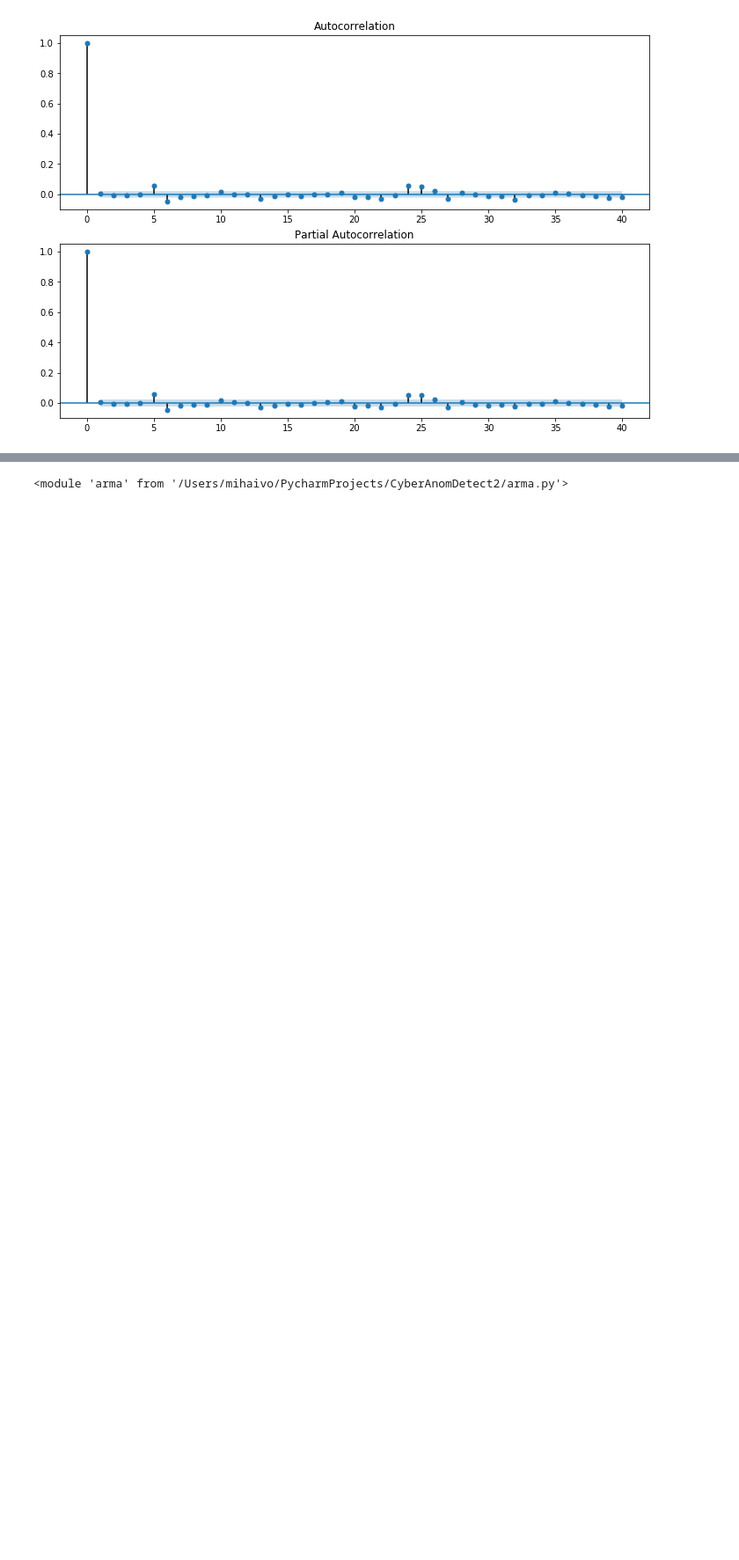
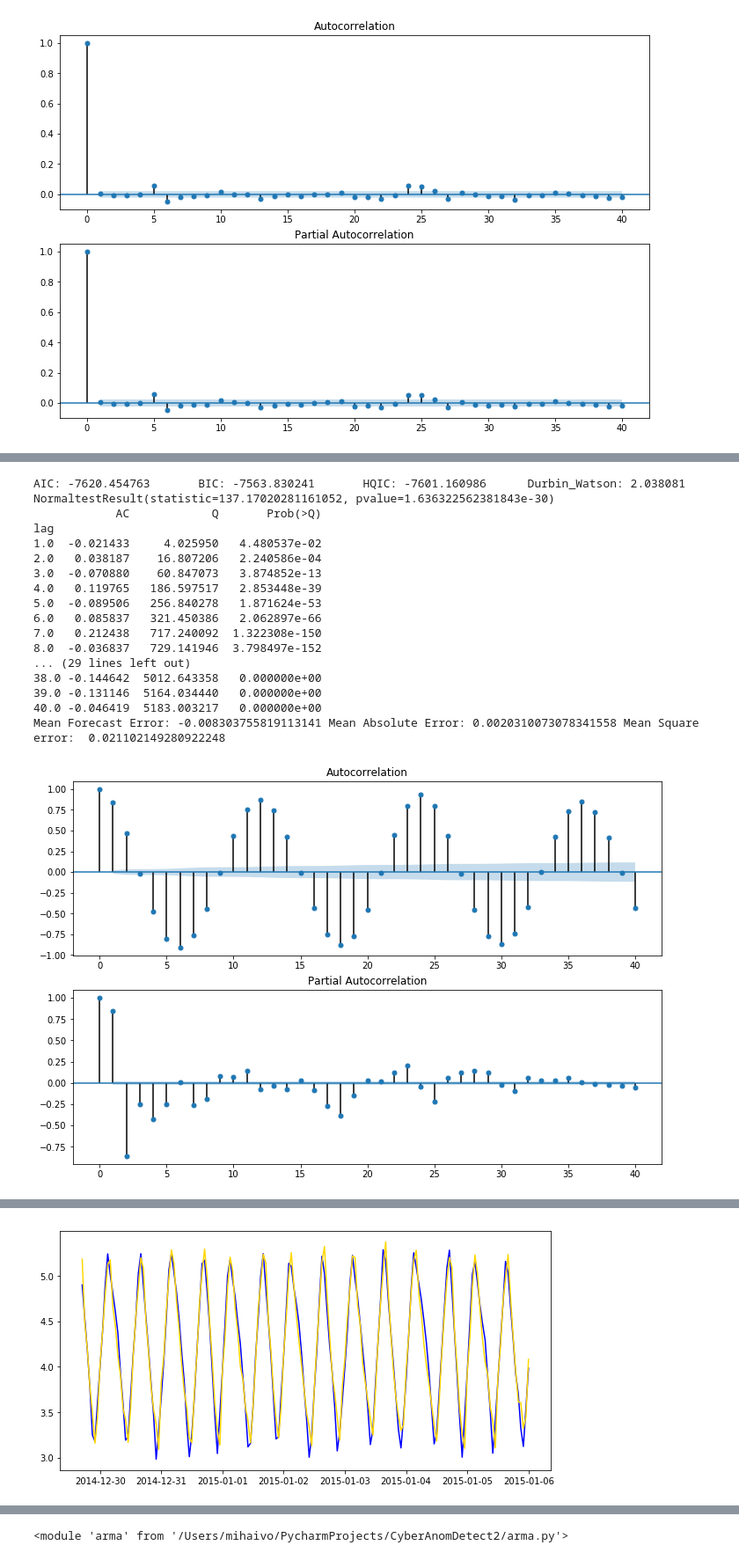
Before and after one commit to simionAndrei/CyberAnomDetect2, a Jupyter notebook: Arma.ipynb, the cells around one changed output, grey strips where cells are left out. Shown at 88% size. Cells and saved outputs as stored; diff of their text form; code cells hidden in the pictures; blank space fills up the shorter version.

```diff
--- a/Arma.ipynb
+++ b/Arma.ipynb
@@ -89,0 +198,21 @@ Mean Forecast Error: 0.025199719626102436 Mean Absolute Error: 0.007844060300378
+# %%
+arma.answer(series, 'L_T3', 5, 0, 1)
+# %% [output]
+AIC: -7620.454763       BIC: -7563.830241       HQIC: -7601.160986      Durbin_Watson: 2.038081
+NormaltestResult(statistic=137.17020281161052, pvalue=1.636322562381843e-30)
+            AC            Q       Prob(>Q)
+lag
+1.0  -0.021433     4.025950   4.480537e-02
+2.0   0.038187    16.807206   2.240586e-04
+3.0  -0.070880    60.847073   3.874852e-13
+4.0   0.119765   186.597517   2.853448e-39
+5.0  -0.089506   256.840278   1.871624e-53
+6.0   0.085837   321.450386   2.062897e-66
+7.0   0.212438   717.240092  1.322308e-150
+8.0  -0.036837   729.141946  3.798497e-152
+... (29 lines left out)
+38.0 -0.144642  5012.643358   0.000000e+00
+39.0 -0.131146  5164.034440   0.000000e+00
+40.0 -0.046419  5183.003217   0.000000e+00
+Mean Forecast Error: -0.008303755819113141 Mean Absolute Error: 0.0020310073078341558 Mean Square error:  0.021102149280922248
+[figure, added]
@@ -89,0 +222 @@ Mean Forecast Error: 0.025199719626102436 Mean Absolute Error: 0.007844060300378
+[figure, added]
```
Also changed, not shown: parts of 27 cells of this notebook, 2 other files.
